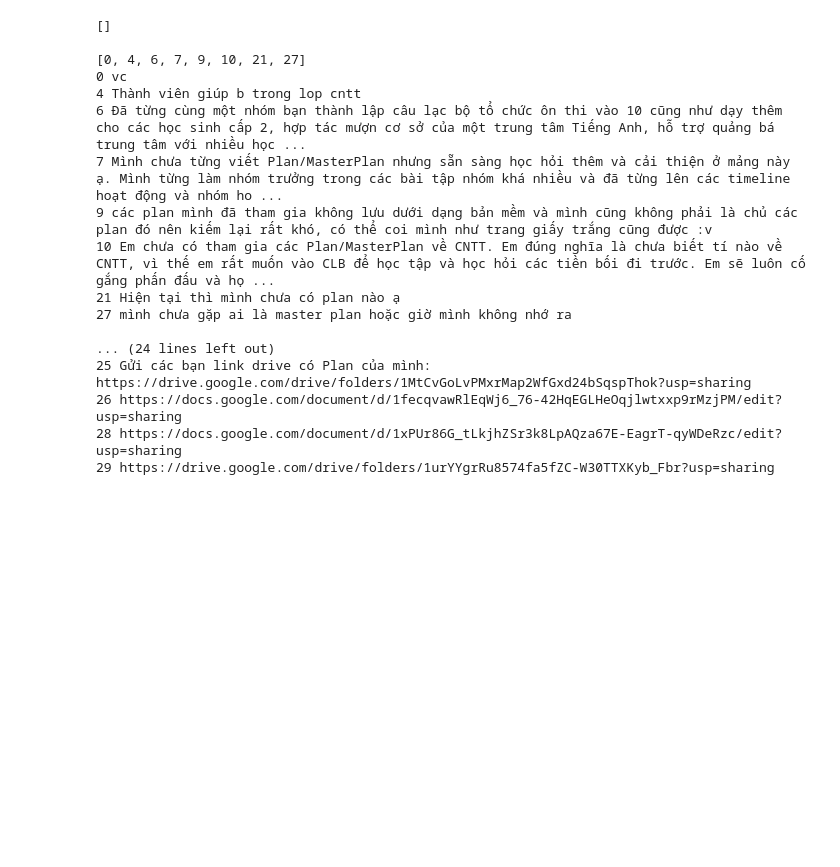
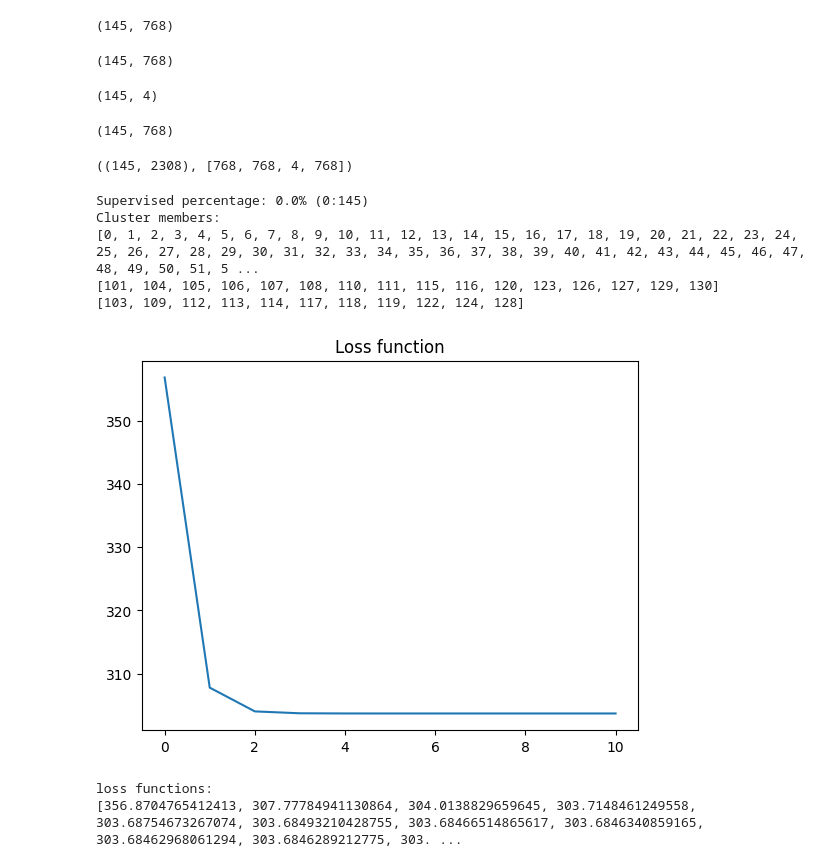
Before and after one commit to hoangtc125/algo-clustering-service, a Jupyter notebook: notebook/text_loading.ipynb, the cells around one changed output. Saved outputs shown, nothing was run; the diff lists cells and outputs as text; code cells hidden in the pictures; blank space fills up the shorter version.

Commit message:
notebook: clustering sinno data

```diff
--- a/notebook/text_loading.ipynb
+++ b/notebook/text_loading.ipynb
@@ -47,34 +45,54 @@ dataset.shape
+# %%
+raw_field18 = excel_data_df.iloc[:, 18].tolist()
+field18 = loader.feature_engineering(raw_field18)
+field18.shape
+# %% [output]
+(145, 768)
+# %%
+raw_field19 = excel_data_df.iloc[:, 19].tolist()
+field19 = loader.feature_engineering(raw_field19)
+field19.shape
+# %% [output]
+(145, 768)
+# %%
+raw_field20 = excel_data_df.iloc[:, 20].tolist()
+field20 = [[i] for i in raw_field20]
+field20 = loader.multilabel_binarizing(field20)
+field20.shape
+# %% [output]
+(145, 4)
+# %%
+raw_field21 = excel_data_df.iloc[:, 21].tolist()
+field21 = loader.feature_engineering(raw_field21)
+field21.shape
+# %% [output]
+(145, 768)
+# %%
+dataset = np.hstack((field18, field19, field20, field21))
+data_field_len = [field18.shape[1], field19.shape[1], field20.shape[1], field21.shape[1]]
+dataset.shape, data_field_len
+# excel_data_df = excel_data_df[(excel_data_df["11. Bạn mong muốn tham gia vào ban"] == "Nhân sự")]
+# %% [output]
+((145, 2308), [768, 768, 4, 768])
 # %%
 supervised_set = [
 ]
 ssmc_fcm = SSMC_FCM(
     dataset=dataset,
-    fields_len=[768] * 1,
-    fields_weight=[1],
-    n_clusters=5,
+    fields_len=data_field_len,
+    fields_weight=[1, 1, 1, 1],
+    n_clusters=3,
     supervised_set=supervised_set,
 )
 ssmc_fcm.clustering()
-for cluster in ssmc_fcm.pred_labels:
-    print()
-    print(cluster)
-    for id_data in cluster:
-        print(id_data, data[id_data])
+ssmc_fcm.show_cluster_members()
+ssmc_fcm.show_loss_function()
 # %% [output]
-[]
-
-[0, 4, 6, 7, 9, 10, 21, 27]
-0 vc
-4 Thành viên giúp b trong lop cntt
-6 Đã từng cùng một nhóm bạn thành lập câu lạc bộ tổ chức ôn thi vào 10 cũng như dạy thêm cho các học sinh cấp 2, hợp tác mượn cơ sở của một trung tâm Tiếng Anh, hỗ trợ quảng bá trung tâm với nhiều học ...
-7 Mình chưa từng viết Plan/MasterPlan nhưng sẵn sàng học hỏi thêm và cải thiện ở mảng này ạ. Mình từng làm nhóm trưởng trong các bài tập nhóm khá nhiều và đã từng lên các timeline hoạt động và nhóm ho ...
-9 các plan mình đã tham gia không lưu dưới dạng bản mềm và mình cũng không phải là chủ các plan đó nên kiếm lại rất khó, có thể coi mình như trang giấy trắng cũng được :v
-10 Em chưa có tham gia các Plan/MasterPlan về CNTT. Em đúng nghĩa là chưa biết tí nào về CNTT, vì thế em rất muốn vào CLB để học tập và học hỏi các tiền bối đi trước. Em sẽ luôn cố gắng phấn đấu và họ ...
-21 Hiện tại thì mình chưa có plan nào ạ
-27 mình chưa gặp ai là master plan hoặc giờ mình không nhớ ra
-
-... (24 lines left out)
-25 Gửi các bạn link drive có Plan của mình: https://drive.google.com/drive/folders/1MtCvGoLvPMxrMap2WfGxd24bSqspThok?usp=sharing
-26 https://docs.google.com/document/d/1fecqvawRlEqWj6_76-42HqEGLHeOqjlwtxxp9rMzjPM/edit?usp=sharing
-28 https://docs.google.com/document/d/1xPUr86G_tLkjhZSr3k8LpAQza67E-EagrT-qyWDeRzc/edit?usp=sharing
-29 https://drive.google.com/drive/folders/1urYYgrRu8574fa5fZC-W30TTXKyb_Fbr?usp=sharing
+Supervised percentage: 0.0% (0:145)
+Cluster members:
+[0, 1, 2, 3, 4, 5, 6, 7, 8, 9, 10, 11, 12, 13, 14, 15, 16, 17, 18, 19, 20, 21, 22, 23, 24, 25, 26, 27, 28, 29, 30, 31, 32, 33, 34, 35, 36, 37, 38, 39, 40, 41, 42, 43, 44, 45, 46, 47, 48, 49, 50, 51, 5 ...
+[101, 104, 105, 106, 107, 108, 110, 111, 115, 116, 120, 123, 126, 127, 129, 130]
+[103, 109, 112, 113, 114, 117, 118, 119, 122, 124, 128]
+[figure, added]
+loss functions:
+[356.8704765412413, 307.77784941130864, 304.0138829659645, 303.7148461249558, 303.68754673267074, 303.68493210428755, 303.68466514865617, 303.6846340859165, 303.68462968061294, 303.6846289212775, 303. ...
```
Also changed, not shown: parts of 7 cells of this notebook, 2 other files.
